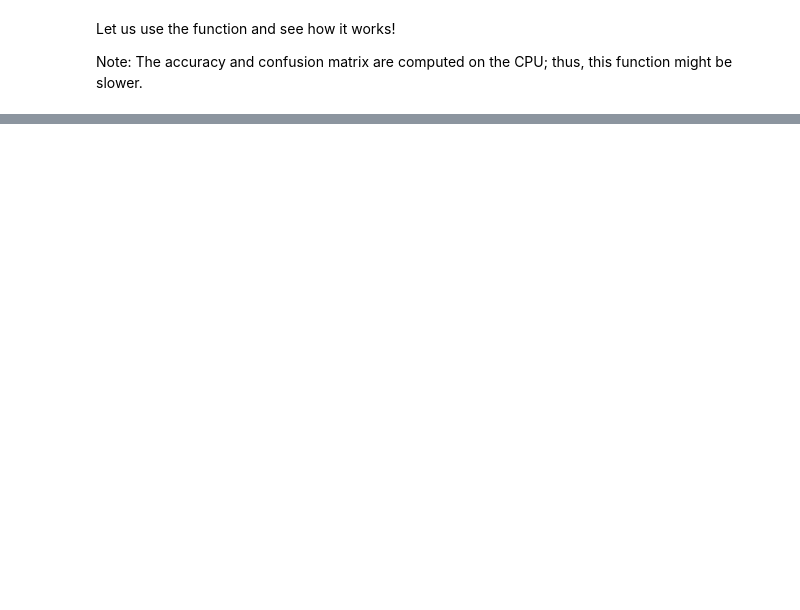
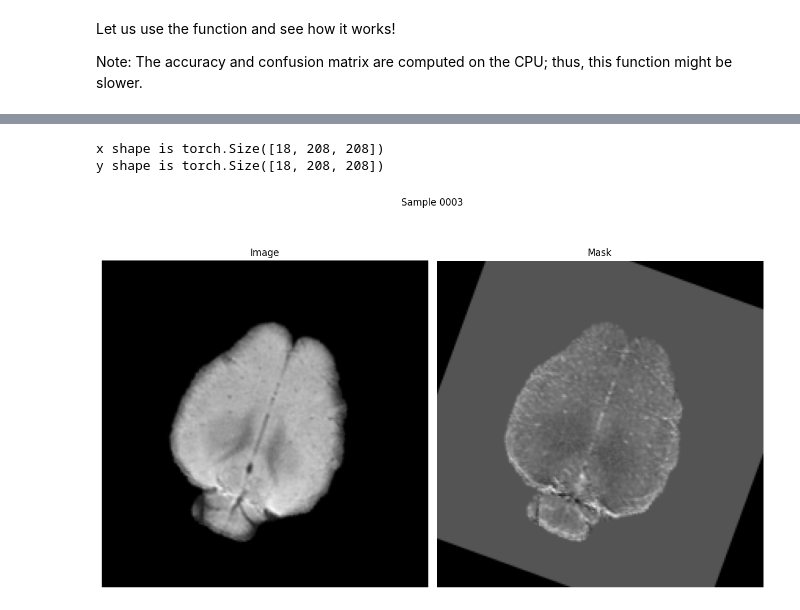
Before and after one commit to IntrepidCanuck/LungContrastSegmentation, a Jupyter notebook: lungcontrastsegmentation-script.ipynb, the cells around one changed output, grey strips where cells are left out. Cells and saved outputs as stored; diff of their text form; code cells hidden in the pictures; blank space fills up the shorter version.

```diff
--- a/lungcontrastsegmentation-script.ipynb
+++ b/lungcontrastsegmentation-script.ipynb
@@ -1034,0 +915,15 @@ Note: The accuracy and confusion matrix are computed on the CPU; thus, this func
+# %%
+# Create train, validation, and test dataset instances
+train_dataset_augmented = BasicDataset('Train')
+valid_dataset_augmented = BasicDataset('Valid')
+test_dataset_augmented = BasicDataset('Test')
+
+plt.figure(figsize=(12,8))
+plt.title('Data split distribution')
+plt.bar(0, len(train_dataset_augmented), label='Train')
+plt.bar(1, len(valid_dataset_augmented), label='Validation')
+plt.bar(2, len(test_dataset_augmented), label='Test')
+plt.ylabel('Number of samples')
+plt.xticks([0,1,2],['Train', 'Validation', 'Test'])
+plt.legend()
+plt.show()
@@ -1034,0 +932,36 @@ Note: The accuracy and confusion matrix are computed on the CPU; thus, this func
+# %%
+sample = np.random.randint(0, len(train_dataset_augmented))
+data = train_dataset_augmented.__getitem__(sample)
+x = data['image']
+y = data['mask']
+idx = data['img_id']
+
+print(f'x shape is {x.shape}')
+print(f'y shape is {y.shape}')
+
+plt.figure(figsize=(12, 8), dpi=100)
+plt.suptitle(f'Sample {idx:04d}')
+
+## USE THIS SECTION IF USING ALL 18 CHANNELS
+img = x[3,:,:]
+mask = y[3,:,:]
+
+## USE THIS SECTION IF USING ONLY ONE CHANNEL PER PATIENT
+#img = x[0,:,:]
+#mask = y[0,:,:]
+
+
+plt.subplot(1, 2, 1)
+plt.title('Image')
+plt.imshow(img, cmap='gray')
+plt.axis('off')
+plt.subplot(1, 2, 2)
+plt.title('Mask')
+plt.imshow(mask, cmap='gray')
+plt.axis('off')
+plt.tight_layout()
+plt.show()
+# %% [output]
+x shape is torch.Size([18, 208, 208])
+y shape is torch.Size([18, 208, 208])
+[figure, added]
```
Also changed, not shown: parts of 66 cells of this notebook.
